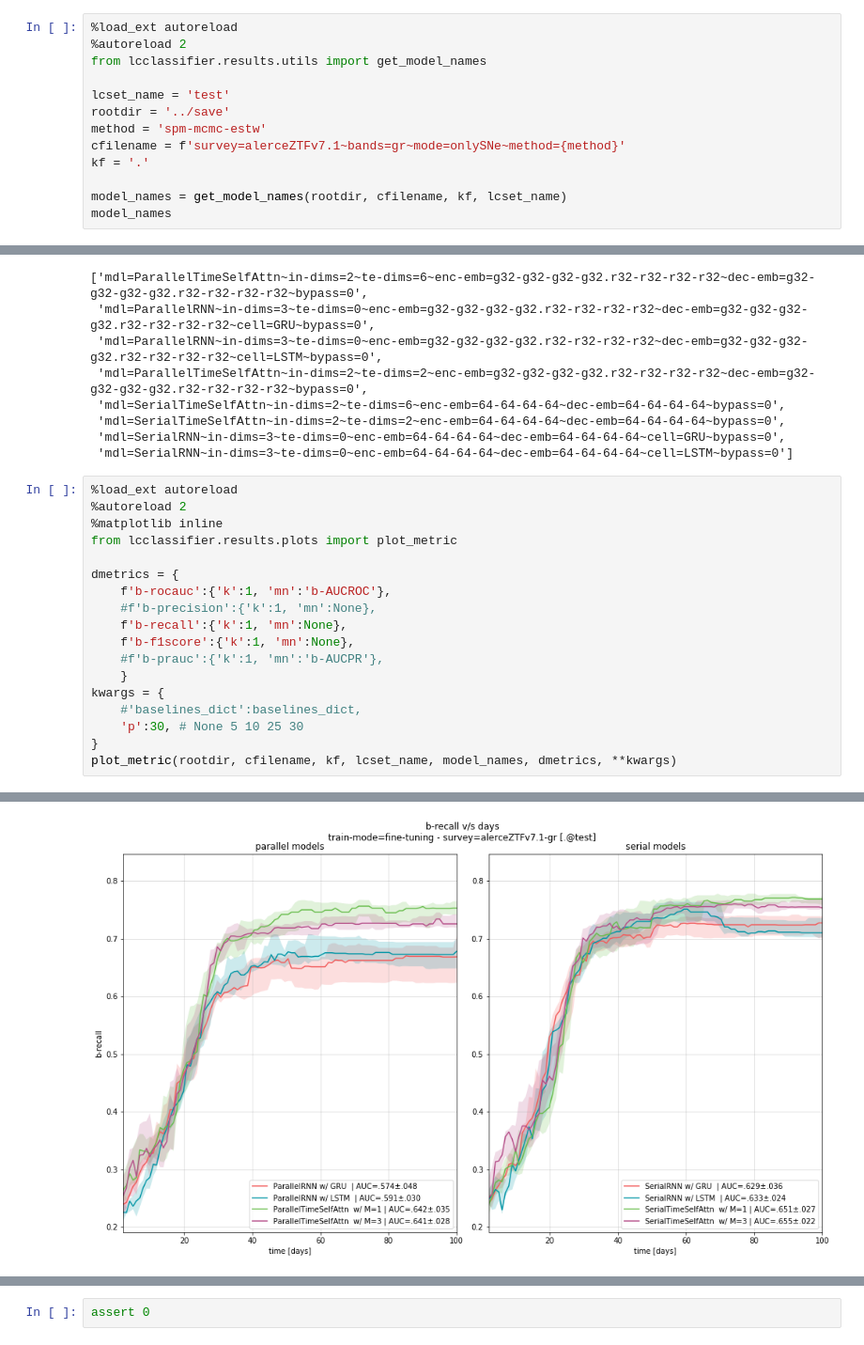
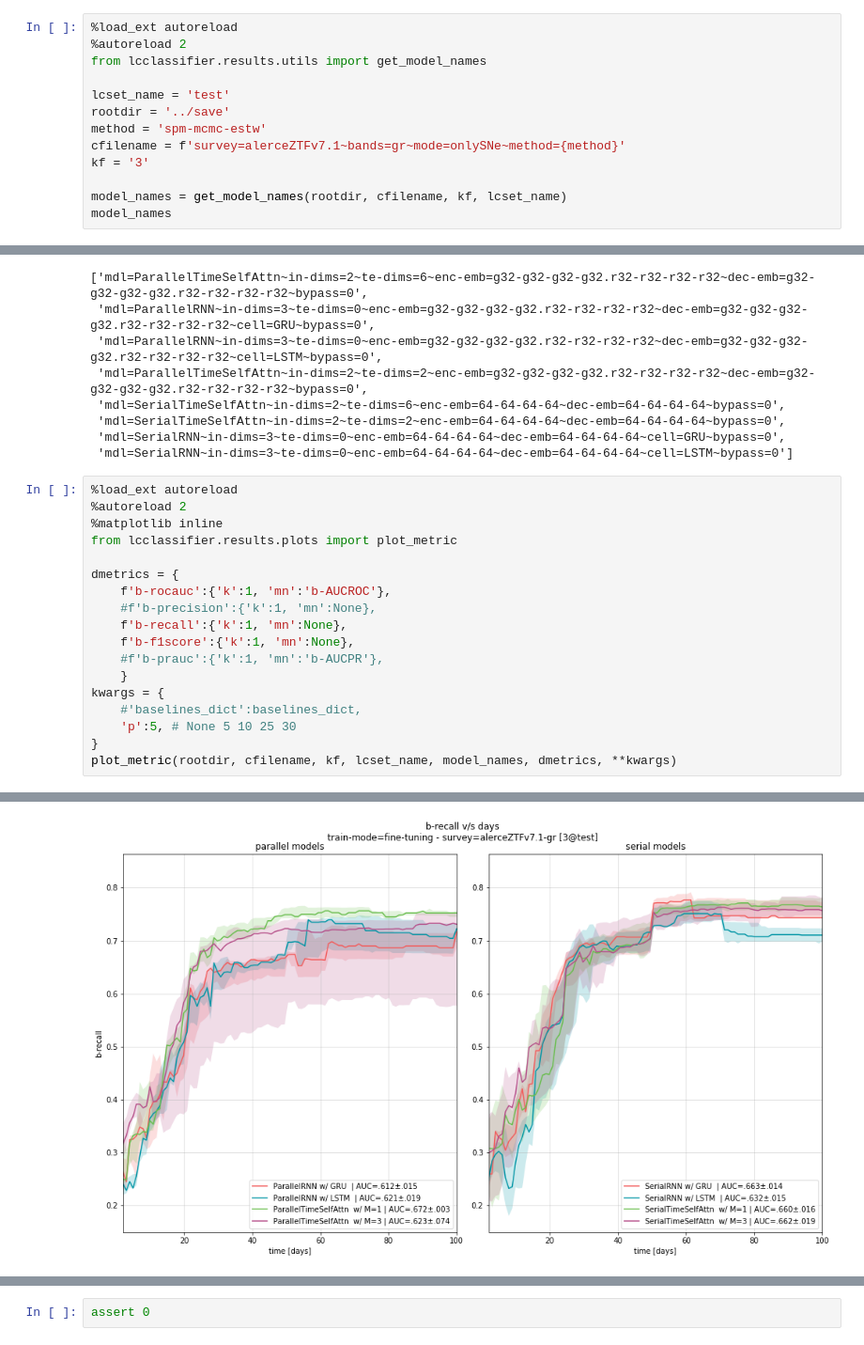
Before and after one commit to opimentel-github/astro-lightcurves-classifier, a Jupyter notebook: experiments/metrics_results.ipynb, the cells around one changed output, grey strips where cells are left out. Shown: that part at 94% size. Cells and saved outputs as stored; diff of their text form.

```diff
--- a/experiments/metrics_results.ipynb
+++ b/experiments/metrics_results.ipynb
@@ -13,7 +13,7 @@ lcset_name = 'test'
 rootdir = '../save'
 method = 'spm-mcmc-estw'
 cfilename = f'survey=alerceZTFv7.1~bands=gr~mode=onlySNe~method={method}'
-kf = '.'
+kf = '3'
 
 model_names = get_model_names(rootdir, cfilename, kf, lcset_name)
 model_names
@@ -43,7 +43,7 @@ dmetrics = {
     }
 kwargs = {
     #'baselines_dict':baselines_dict,
-    'p':30, # None 5 10 25 30
+    'p':5, # None 5 10 25 30
 }
 plot_metric(rootdir, cfilename, kf, lcset_name, model_names, dmetrics, **kwargs)
 # %% [output]
@@ -69 +69 @@ ids=['0@id=1000', '0@id=1001', '0@id=1002', '1@id=1000', '1@id=1001', '1@id=1002
-[figure, old version]
+[figure, new version]
```
Also changed, not shown: parts of 1 cell of this notebook, 2 other files.
